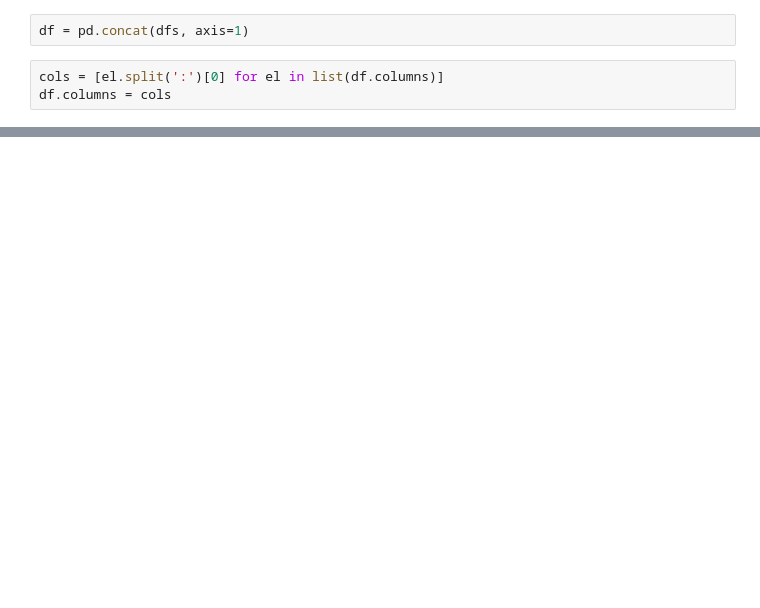
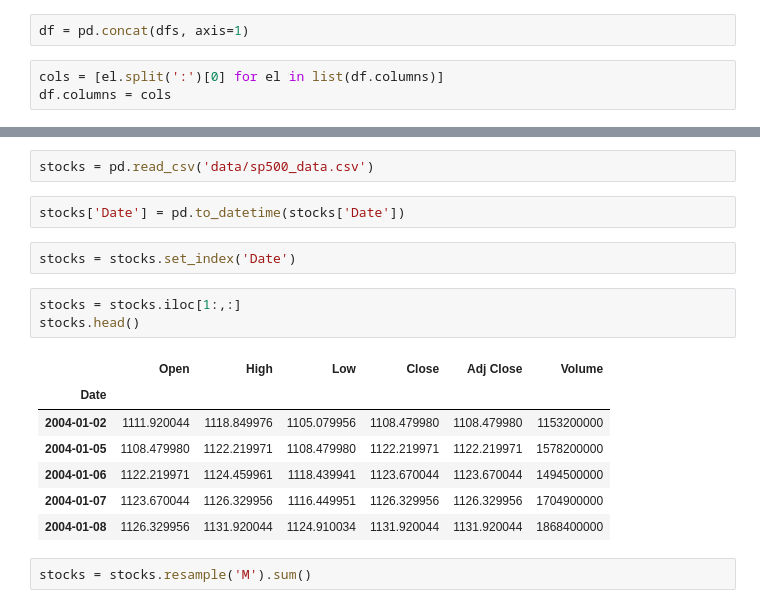
Before and after one commit to epfl-ada/ada-2020-project-milestone-p3-p3_adache, a Jupyter notebook: project.ipynb, the cells around one changed output, grey strips where cells are left out. Drawn from its saved outputs; the diff is of its cells as text; blank space fills up the shorter version.

```diff
--- a/project.ipynb
+++ b/project.ipynb
@@ -185,0 +193,19 @@ df.head()
+# %%
+stocks = pd.read_csv('data/sp500_data.csv')
+# %%
+stocks['Date'] = pd.to_datetime(stocks['Date'])
+# %%
+stocks = stocks.set_index('Date')
+# %%
+stocks = stocks.iloc[1:,:]
+stocks.head()
+# %% [output]
+|  | Open | High | Low | Close | Adj Close | Volume |
+| Date |  |  |  |  |  |  |
+| 2004-01-02 | 1111.920044 | 1118.849976 | 1105.079956 | 1108.479980 | 1108.479980 | 1153200000 |
+| 2004-01-05 | 1108.479980 | 1122.219971 | 1108.479980 | 1122.219971 | 1122.219971 | 1578200000 |
+| 2004-01-06 | 1122.219971 | 1124.459961 | 1118.439941 | 1123.670044 | 1123.670044 | 1494500000 |
+| 2004-01-07 | 1123.670044 | 1126.329956 | 1116.449951 | 1126.329956 | 1126.329956 | 1704900000 |
+| 2004-01-08 | 1126.329956 | 1131.920044 | 1124.910034 | 1131.920044 | 1131.920044 | 1868400000 |
+# %%
+stocks = stocks.resample('M').sum()
```
Also changed, not shown: parts of 12 cells of this notebook, 1 other file.
